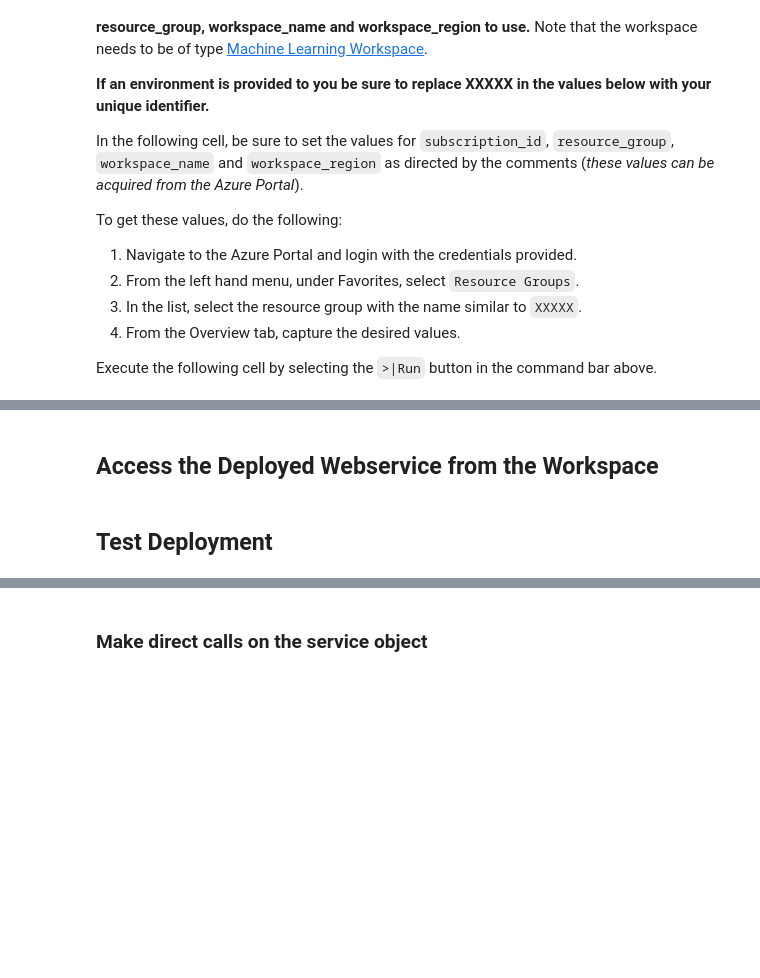
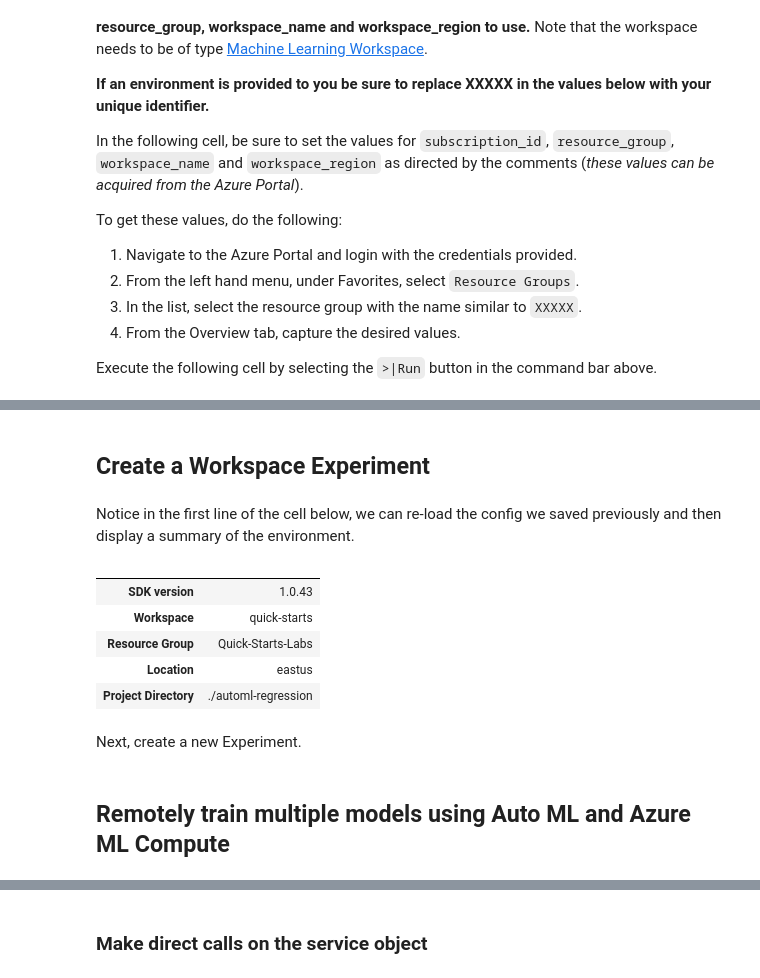
Before and after one commit to solliancenet/azure-machine-learning-quickstarts, a Jupyter notebook: aml-python-sdk/starter-artifacts/python-notebooks/03-aml-automl/automl-with-AML.ipynb, the cells around one changed output, grey strips where cells are left out. Saved outputs shown, nothing was run; the diff lists cells and outputs as text; code cells hidden in the pictures; blank space fills up the shorter version.

```diff
--- a/aml-python-sdk/starter-artifacts/python-notebooks/03-aml-automl/automl-with-AML.ipynb
+++ b/aml-python-sdk/starter-artifacts/python-notebooks/03-aml-automl/automl-with-AML.ipynb
@@ -41,0 +40,10 @@ workspace_region = "eastus" # <- region of your Quick-Starts resource group
+# %%
+experiment_name = 'automl-regression'
+project_folder = './automl-regression'
+
+# this is the URL to the CSV file containing the training and test data
+data_url = ('https://mlopswsstorage9733ce347d.blob.core.windows.net/'
+            'azureml-blobstore-4a000316-c93b-407f-b246-ed8471c34db8/'
+            'nyc-taxi-sample-data/nyc-taxi-sample-data.csv')
+
+cluster_name = "cpucluster"
@@ -54,2 +102,0 @@ print('Workspace configuration succeeded')
-# %% [markdown]
-## Access the Deployed Webservice from the Workspace
@@ -59,2 +103,26 @@ webservice = ws.webservices[service_name]
-# %% [markdown]
-## Test Deployment
+# %% [markdown]
+## Create a Workspace Experiment
+# %% [markdown]
+Notice in the first line of the cell below, we can re-load the config we saved previously and then display a summary of the environment.
+# %%
+ws = Workspace.from_config()
+
+# Display a summary of the current environment
+output = {}
+output['SDK version'] = azureml.core.VERSION
+#output['Subscription ID'] = ws.subscription_id
+output['Workspace'] = ws.name
+output['Resource Group'] = ws.resource_group
+output['Location'] = ws.location
+output['Project Directory'] = project_folder
+pd.set_option('display.max_colwidth', -1)
+pd.DataFrame(data=output, index=['']).T
+# %% [output]
+|  |  |
+| SDK version | 1.0.43 |
+| Workspace | quick-starts |
+| Resource Group | Quick-Starts-Labs |
+| Location | eastus |
+| Project Directory | ./automl-regression |
+# %% [markdown]
+Next, create a new Experiment.
@@ -60,0 +131,2 @@ webservice = ws.webservices[service_name]
+# %% [markdown]
+## Remotely train multiple models using Auto ML and Azure ML Compute
```
Also changed, not shown: parts of 45 cells of this notebook.
